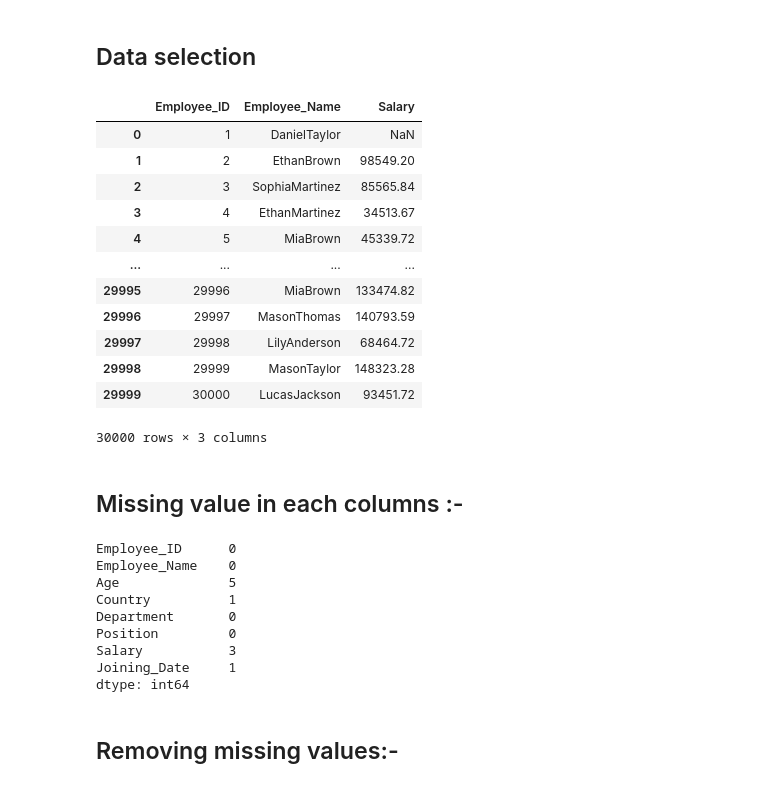
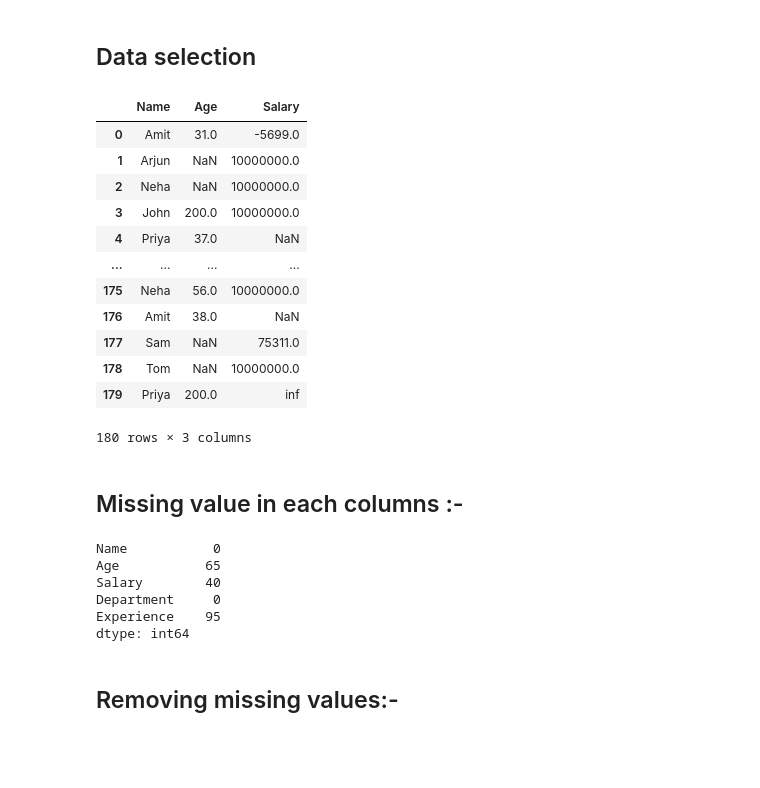
Before and after one commit to anki1kr/PYTHON, a Jupyter notebook: 12_numpy_pandas/3.pandas.ipynb, the cells around one changed output. Drawn from its saved outputs; the diff is of its cells as text; code cells hidden in the pictures; blank space fills up the shorter version.

```diff
--- a/12_numpy_pandas/3.pandas.ipynb
+++ b/12_numpy_pandas/3.pandas.ipynb
@@ -30,6 +30,6 @@ pandas.core.series.Series
     2. `pd.read_excel()` – for Excel files
     3. `pd.read_json()` – for JSON files
 # %%
-df2 = pd.read_csv("employee_data.csv")
+df= pd.read_csv("./sources/employee_data.csv")
 df
 # %% [output]
@@ -80,34 +80,31 @@ df.describe()
 # %% [markdown]
 ## Data selection
 # %%
-df[["Employee_ID","Employee_Name","Salary"]]
+df[["Name","Age","Salary"]]
 # %% [output]
-|  | Employee_ID | Employee_Name | Salary |
-| 0 | 1 | DanielTaylor | NaN |
-| 1 | 2 | EthanBrown | 98549.20 |
-| 2 | 3 | SophiaMartinez | 85565.84 |
-| 3 | 4 | EthanMartinez | 34513.67 |
-| 4 | 5 | MiaBrown | 45339.72 |
+|  | Name | Age | Salary |
+| 0 | Amit | 31.0 | -5699.0 |
+| 1 | Arjun | NaN | 10000000.0 |
+| 2 | Neha | NaN | 10000000.0 |
+| 3 | John | 200.0 | 10000000.0 |
+| 4 | Priya | 37.0 | NaN |
 | ... | ... | ... | ... |
-| 29995 | 29996 | MiaBrown | 133474.82 |
-| 29996 | 29997 | MasonThomas | 140793.59 |
-| 29997 | 29998 | LilyAnderson | 68464.72 |
-| 29998 | 29999 | MasonTaylor | 148323.28 |
-| 29999 | 30000 | LucasJackson | 93451.72 |
+| 175 | Neha | 56.0 | 10000000.0 |
+| 176 | Amit | 38.0 | NaN |
+| 177 | Sam | NaN | 75311.0 |
+| 178 | Tom | NaN | 10000000.0 |
+| 179 | Priya | 200.0 | inf |
-30000 rows × 3 columns
+180 rows × 3 columns
 # %% [markdown]
 ## Missing value in each columns :-
 # %%
 print(pd.isnull(df).sum())
 # %% [output]
-Employee_ID      0
-Employee_Name    0
-Age              5
-Country          1
-Department       0
-Position         0
-Salary           3
-Joining_Date     1
+Name           0
+Age           65
+Salary        40
+Department     0
+Experience    95
 dtype: int64
 # %% [markdown]
 ## Removing missing values:-
```
Also changed, not shown: parts of 17 cells of this notebook, 8 other files.
